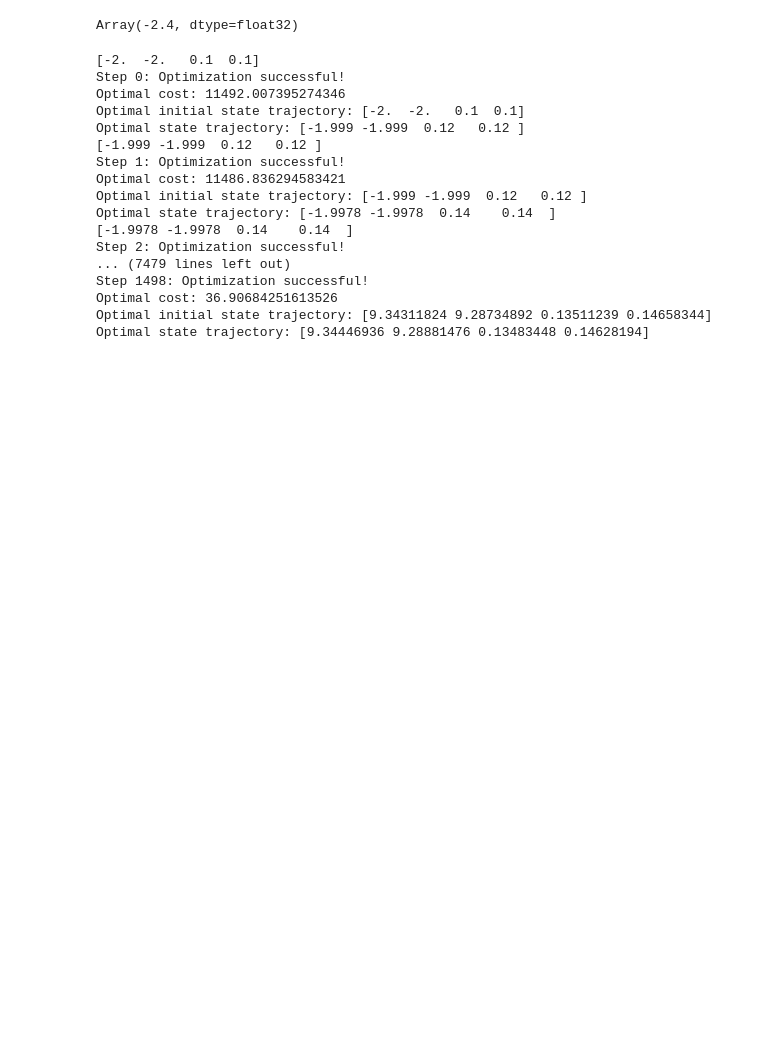
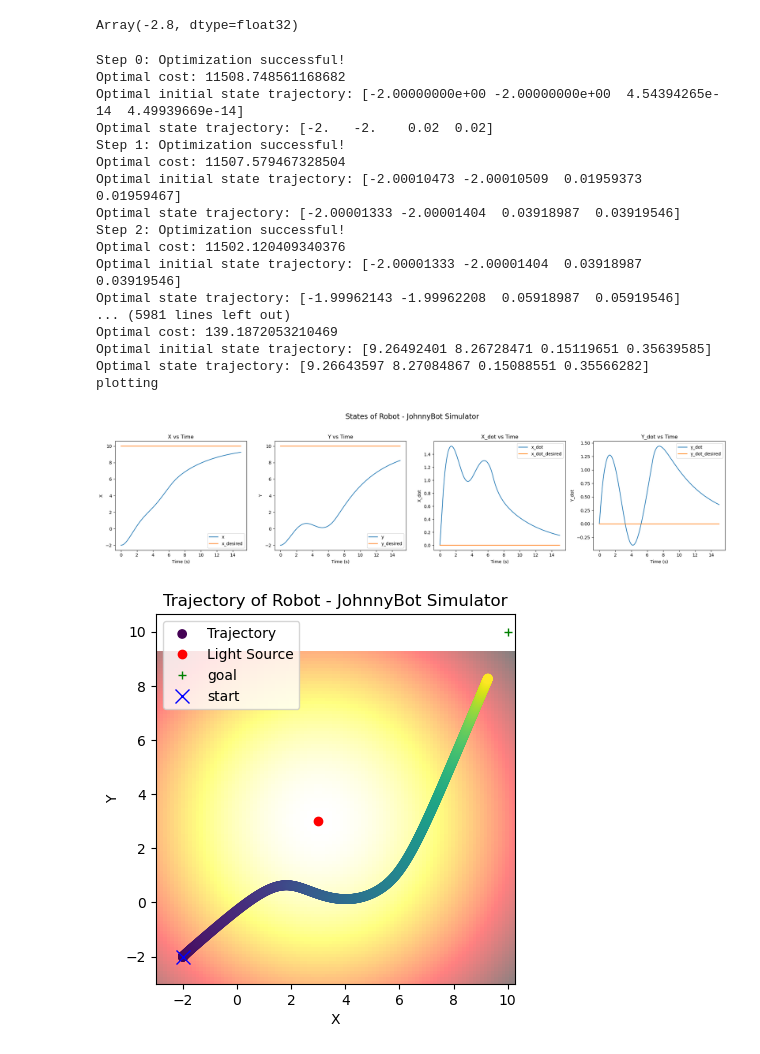
Before and after one commit to elbroUW/JohnnyBot, a Jupyter notebook: JohnnyBotSimulator/Controller/CVXPY_Testing.ipynb, the cells around one changed output. Cells and saved outputs as stored; diff of their text form; code cells hidden in the pictures; blank space fills up the shorter version.

```diff
--- a/JohnnyBotSimulator/Controller/CVXPY_Testing.ipynb
+++ b/JohnnyBotSimulator/Controller/CVXPY_Testing.ipynb
@@ -79,9 +76,9 @@ dynamics = DynamicallyExtendedUnicycle()
 # %%
 testA = JohnnyController()
 # %%
-def barrier_function(state, r=1):
+def barrier_function(state, r=3):
     x, y, theta, v = state
-    return (x-1)**2 + (y-3)**2 - r**2
+    return (x-3)**2 + (y-3)**2 - r**2
 
 
 # linearization of dynamics
@@ -163,6 +160,10 @@ def control_constraint_degree_2(h, dynamics, state, control, class_K_funcs):
 
     return Lf2h, LgLfh, Lfa1h, a2_term
 
+
+alpha1 = lambda x: 2 * x
+alpha2 = lambda x: 2 * x
+
 test_state = jnp.array([-1.0, 2.0, 0.1, 1.0])
 test_control = jnp.array([0, 0])
 
@@ -171,4 +172,4 @@ test_control = jnp.array([0, 0])
 
 lie_derivative2(barrier_function, dynamics.dynamics2, test_state, test_control)
 # %% [output]
-Array(-2.4, dtype=float32)
+Array(-2.8, dtype=float32)
@@ -188,10 +176,11 @@ gamma2 = 10
 # %%
-testA.plotter.source= [1,3]
-testA.state0 = jnp.array([-2.0, -2.0, 0.1, .1])
-alpha1 = lambda x: 2 * x
-alpha2 = lambda x: 2 * x
+testA.plotter.source= [3,3]
+testA.state0 = jnp.array([-2.0, -2.0, 0, 0])
+
 testA.states = [testA.state0]
 testA.controls = [testA.control]
+
+
 
 # Define system matrices
 A = np.array([[0, 0, 1, 0],
@@ -271,47 +260,48 @@ for i in range(time_horizon-1):
     new_state = testA.states[-1]
     new_control = testA.controls[-1]
     state1.project_and_assign(new_state)
-        # b CBF constraint
-    print(state1.value)
+
     # b CBF constraint
     L2fb, LgLfb, Lfa1b, a2_term = control_constraint_degree_2(barrier_function, dynamics, new_state, new_control, [alpha1, alpha2])
     db.project_and_assign(LgLfb)
     b.project_and_assign(L2fb + Lfa1b + a2_term)
 
     # Solve the optimization problem
     result = prob.solve()
 
     # Check if the problem was solved successfully
     if prob.status == cp.OPTIMAL:
         print(f"Step {i}: Optimization successful!")
         print("Optimal cost:", result)
 
         # Append the first state and control input to the trajectories
         print("Optimal initial state trajectory:", states.value[:,0])
         print("Optimal state trajectory:", states.value[:,1])
         testA.states.append(states.value[:, 1])  # First state in the horizon
         testA.controls.append(us.value[:, 0])  # First control input in the horizon
 
     else:
         print(f"Step {i}: Optimization failed:", prob.status)
         break
 
 testA.plot()
 # %% [output]
-[-2.  -2.   0.1  0.1]
 Step 0: Optimization successful!
-Optimal cost: 11492.007395274346
-Optimal initial state trajectory: [-2.  -2.   0.1  0.1]
-Optimal state trajectory: [-1.999 -1.999  0.12   0.12 ]
-[-1.999 -1.999  0.12   0.12 ]
+Optimal cost: 11508.748561168682
+Optimal initial state trajectory: [-2.00000000e+00 -2.00000000e+00  4.54394265e-14  4.49939669e-14]
+Optimal state trajectory: [-2.   -2.    0.02  0.02]
 Step 1: Optimization successful!
-Optimal cost: 11486.836294583421
-Optimal initial state trajectory: [-1.999 -1.999  0.12   0.12 ]
-Optimal state trajectory: [-1.9978 -1.9978  0.14    0.14  ]
-[-1.9978 -1.9978  0.14    0.14  ]
+Optimal cost: 11507.579467328504
+Optimal initial state trajectory: [-2.00010473 -2.00010509  0.01959373  0.01959467]
+Optimal state trajectory: [-2.00001333 -2.00001404  0.03918987  0.03919546]
 Step 2: Optimization successful!
-... (7479 lines left out)
-Step 1498: Optimization successful!
-Optimal cost: 36.90684251613526
-Optimal initial state trajectory: [9.34311824 9.28734892 0.13511239 0.14658344]
-Optimal state trajectory: [9.34446936 9.28881476 0.13483448 0.14628194]
+Optimal cost: 11502.120409340376
+Optimal initial state trajectory: [-2.00001333 -2.00001404  0.03918987  0.03919546]
+Optimal state trajectory: [-1.99962143 -1.99962208  0.05918987  0.05919546]
+... (5981 lines left out)
+Optimal cost: 139.1872053210469
+Optimal initial state trajectory: [9.26492401 8.26728471 0.15119651 0.35639585]
+Optimal state trajectory: [9.26643597 8.27084867 0.15088551 0.35566282]
+plotting
+[figure, added]
+[figure, added]
```
Also changed, not shown: parts of 5 cells of this notebook, 13 other files.
